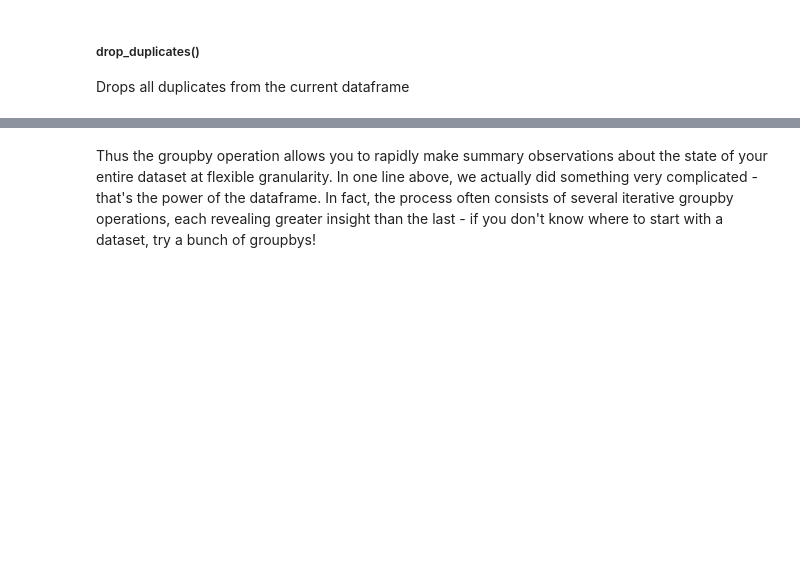
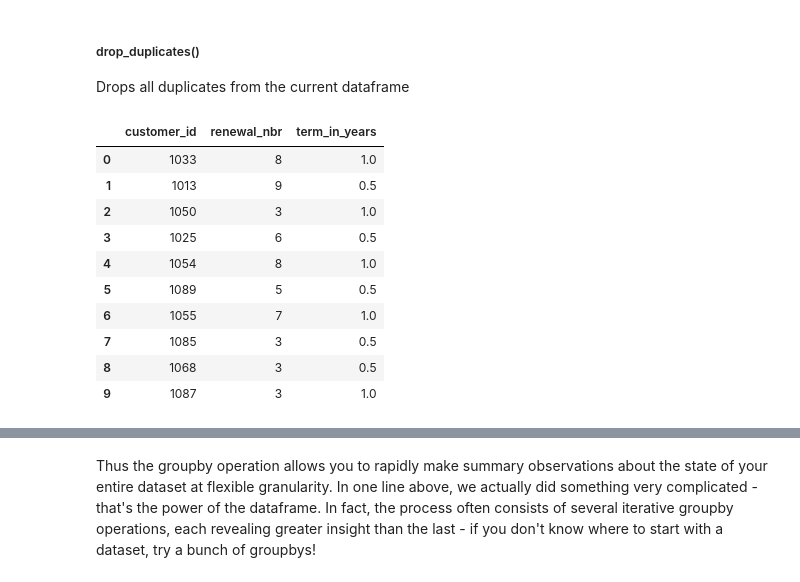
Before and after one commit to Jaeger705/Pandas-1, a Jupyter notebook: Pandas_Walkthrough_Student_Copy.ipynb, the cells around one changed output, grey strips where cells are left out. Saved outputs shown, nothing was run; the diff lists cells and outputs as text; code cells hidden in the pictures; blank space fills up the shorter version.

```diff
--- a/Pandas_Walkthrough_Student_Copy.ipynb
+++ b/Pandas_Walkthrough_Student_Copy.ipynb
@@ -648,3 +644,17 @@ customers.groupby('age_group').mean()
 ##### drop_duplicates()
 
 <p>Drops all duplicates from the current dataframe</p>
+# %%
+customers
+# %% [output]
+|  | customer_id | renewal_nbr | term_in_years |
+| 0 | 1033 | 8 | 1.0 |
+| 1 | 1013 | 9 | 0.5 |
+| 2 | 1050 | 3 | 1.0 |
+| 3 | 1025 | 6 | 0.5 |
+| 4 | 1054 | 8 | 1.0 |
+| 5 | 1089 | 5 | 0.5 |
+| 6 | 1055 | 7 | 1.0 |
+| 7 | 1085 | 3 | 0.5 |
+| 8 | 1068 | 3 | 0.5 |
+| 9 | 1087 | 3 | 1.0 |
```
Also changed, not shown: parts of 7 cells of this notebook.
